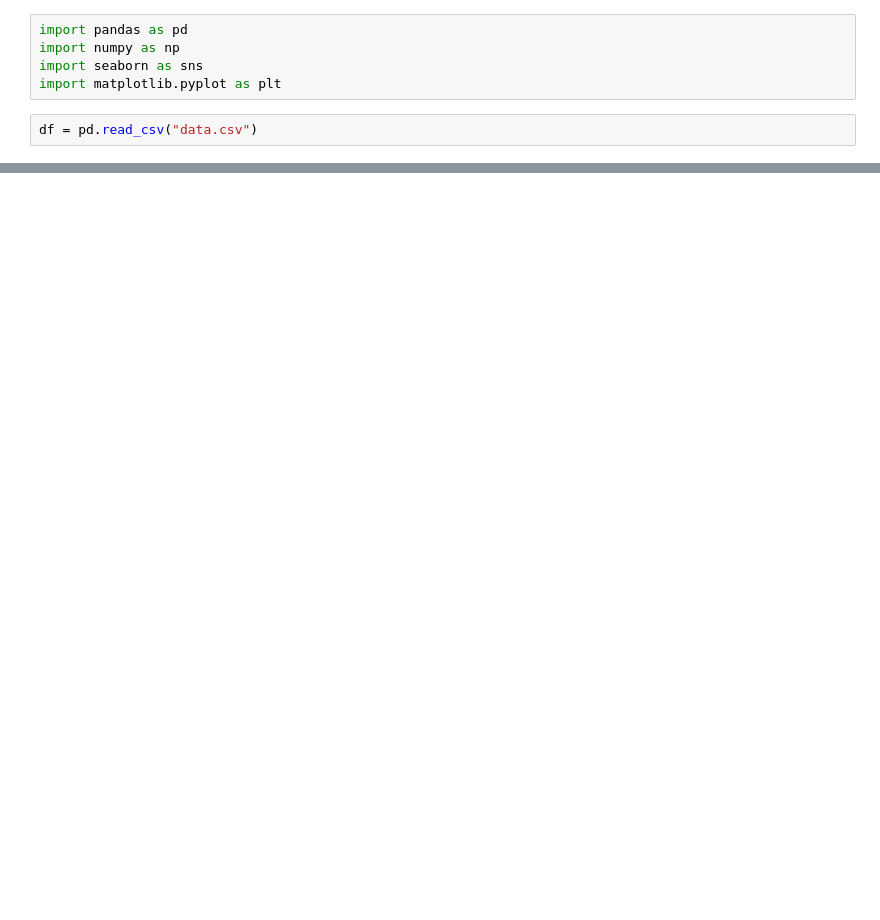
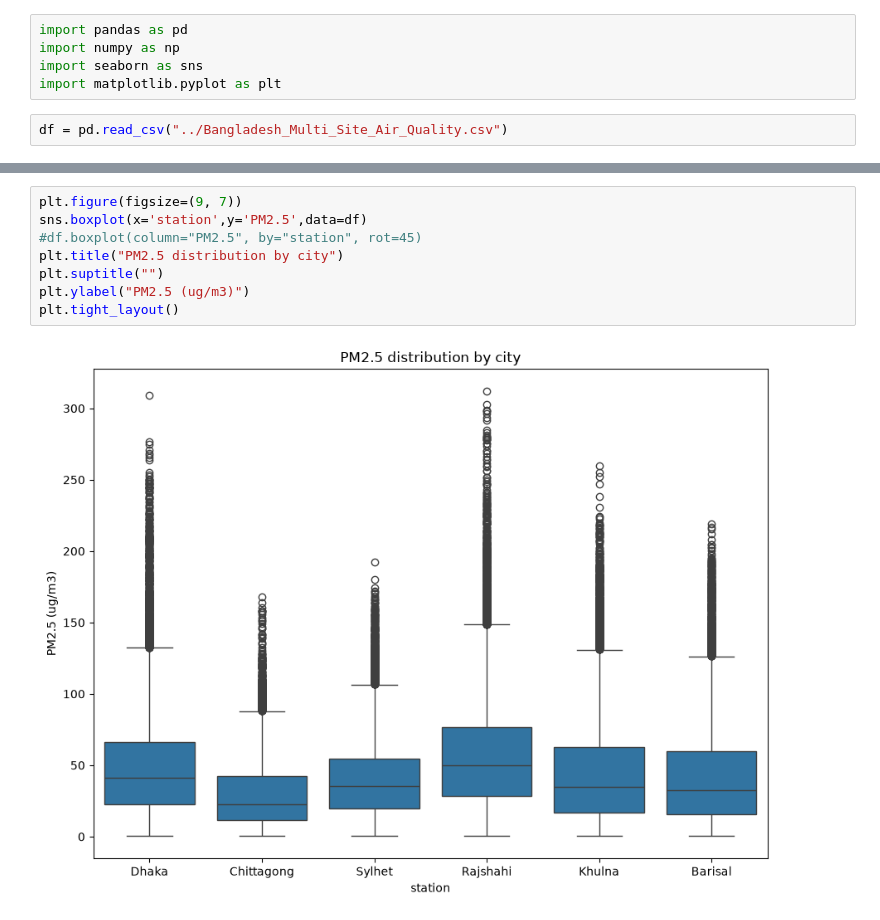
Before and after one commit to iamahnaf/SpikeForecasting, a Jupyter notebook: notebooks/DataProcessing.ipynb, the cells around one changed output, grey strips where cells are left out. Drawn from its saved outputs; the diff is of its cells as text; blank space fills up the shorter version.

```diff
--- a/notebooks/DataProcessing.ipynb
+++ b/notebooks/DataProcessing.ipynb
@@ -4,4 +4,4 @@ import numpy as np
 import seaborn as sns
 import matplotlib.pyplot as plt
 # %%
-df = pd.read_csv("data.csv")
+df = pd.read_csv("../Bangladesh_Multi_Site_Air_Quality.csv")
@@ -7,0 +79,10 @@ df = pd.read_csv("data.csv")
+# %%
+plt.figure(figsize=(9, 7))
+sns.boxplot(x='station',y='PM2.5',data=df)
+#df.boxplot(column="PM2.5", by="station", rot=45)
+plt.title("PM2.5 distribution by city")
+plt.suptitle("")
+plt.ylabel("PM2.5 (ug/m3)")
+plt.tight_layout()
+# %% [output]
+[figure, added]
```
Also changed, not shown: parts of 10 cells of this notebook.
